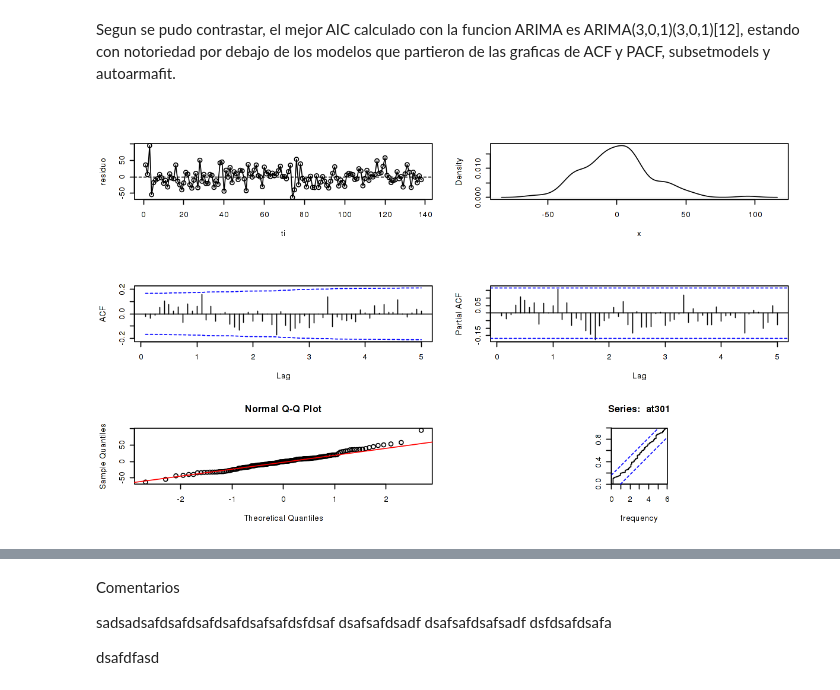
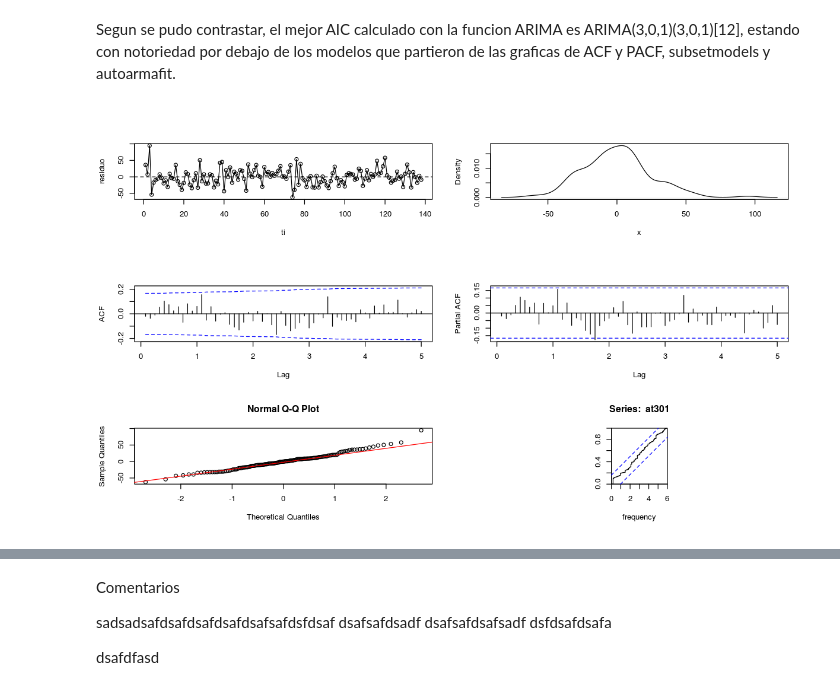
Before and after one commit to davidrivera62/Trabajo2, a Jupyter notebook: Trabajo 2.ipynb, the cells around one changed output, grey strips where cells are left out. Drawn from its saved outputs; the diff is of its cells as text; code cells hidden in the pictures.

```diff
--- a/Trabajo 2.ipynb
+++ b/Trabajo 2.ipynb
@@ -336,7 +313,7 @@ Con la funcion de Autoarima, y parametrizaciones $p_{max}$ = 24, $q_{max}$ = 24,
 d ) con autoarmafit. Identifique un posible modelo ARMA-SARMA mediante la
 función autoarmafit() de la librerı́a timsac. Reporte el modelo.
 # %%
-autoarmafit(r9)
+autoarmafit(r9ts)
 # %% [output]
 Case No. 1
 
@@ -424,17 +401,17 @@ por debajo de los modelos que partieron de las graficas de ACF y PACF, subsetmod
 # %%
 #Validacion con ARIMA(3,0,1)(3,0,1)[12]
 
 at301 = mod_ARIMA301$residuals
 
 par(mfrow=c(3,2))
-plot(ti,at,type='o',ylab='residuo')
+plot(ti,at301,type='o',ylab='residuo')
 abline(h=0,lty=2)
-plot(density(at),xlab='x',main= '')
-acf(at,ci.type= "ma",60,main="")
-pacf(at,60,main="")
+plot(density(at301),xlab='x',main= '')
+acf(at301,ci.type= "ma",60,main="")
+pacf(at301,60,main="")
 qqnorm(at301)
 qqline(at301,col=2)
 cpgram(at301)
 # %% [output]
-[figure, old version]
+[figure, new version]
 # %%
```
Also changed, not shown: parts of 13 cells of this notebook.
